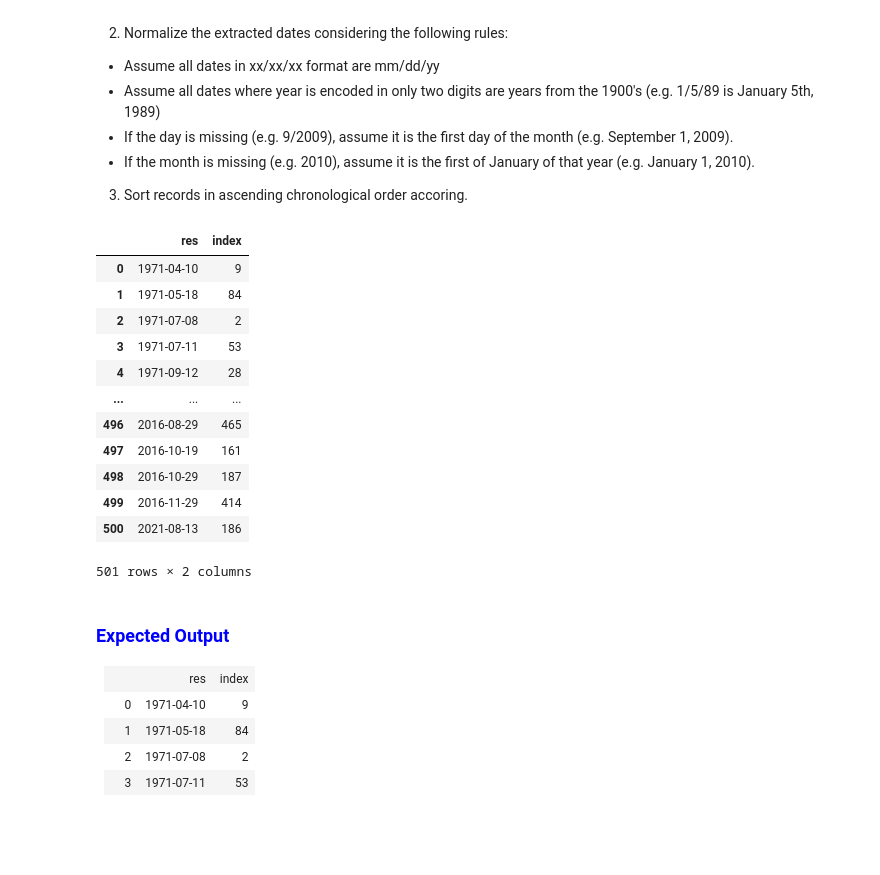
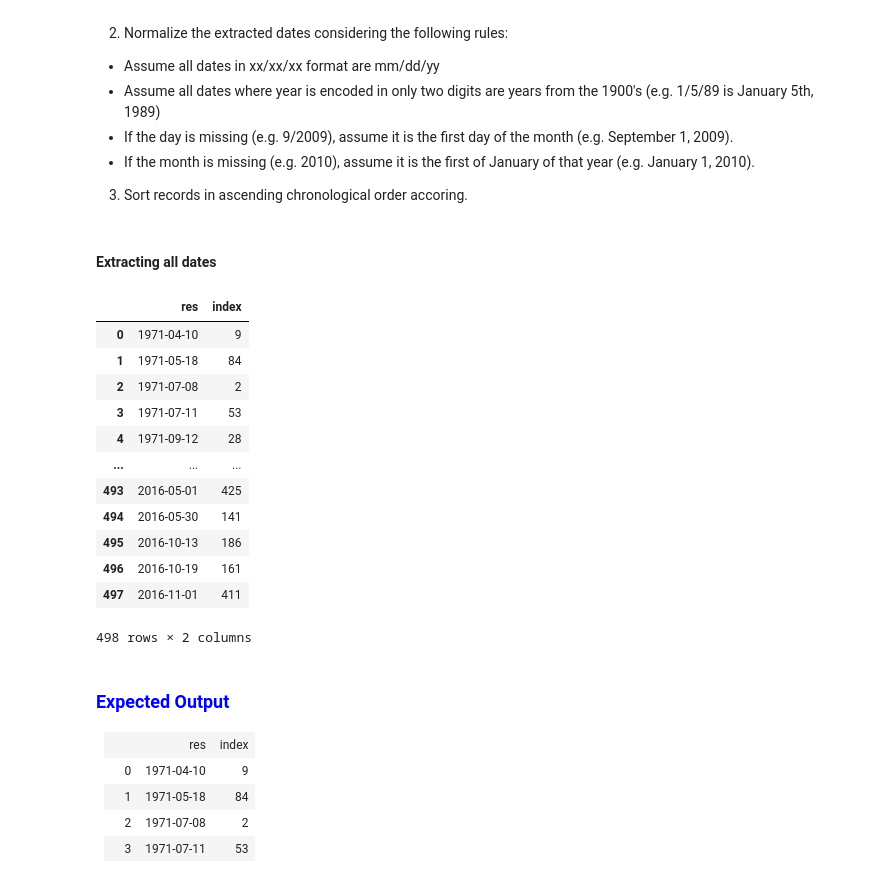
Before and after one commit to MykolaHavrylov/DS_kemp, a Jupyter notebook: lesson_13/lesson_13_text_mining.ipynb, the cells around one changed output. Drawn from its saved outputs; the diff is of its cells as text; code cells hidden in the pictures; blank space fills up the shorter version.

```diff
--- a/lesson_13/lesson_13_text_mining.ipynb
+++ b/lesson_13/lesson_13_text_mining.ipynb
@@ -1356,57 +980,50 @@ Here is a list of some of the variants you might encounter in this dataset:
+# %% [markdown]
+#### Extracting all dates
+# %%
+from dateutil.parser import parse
+from datetime import datetime, MINYEAR
+import pandas as pd
+
+DEFAULT_DATE = datetime(MINYEAR, 1, 1)
 # %%
-import os
-import re
-from dateutil.parser import parse
+def split_content(content):
+    return content.split("\n")
 
-cwd = os.getcwd()  # current working directory
-# path = os.path.join(cwd,'data')
-fn = os.path.join("dates.txt")
-
-with open(fn, "r") as f:
-    content = f.read()
-# print(content[:500])
-# Note: This snippet is extracted just for high level review. You may read the file with the help of pandas or whatever convenient tool
-
-# find all possible dates
-result = re.findall(r"(\d{1,2}[-\/.]\d{1,2}[-\/.]\d{2,4}|(?:\d{1,2} )?(?:Jan|Feb|Mar|Apr|May|Jun|Jul|Aug|Sep|Oct|Nov|Dec)[a-z\.\-,]*(?:\s*\d{1,2}(st|nd|th)?[ ,\-])?\s*\d{2,4}|(\d{1,2}\/)?[1-2]\d{3})", content)
-
-with open("text.txt", "w") as f:
-    for item in result:
-        f.write(f"{item[0]}\n")
-
-# parse dates
-dates = []
-for date in result:
+def find_date(string):
+    result = re.findall(r"(\d{1,2}[-\/]\d{1,2}[-\/](\d{4}|\d{2}(?![0-9]))|(?:\d{1,2} )?(?:Jan|Feb|Mar|Apr|May|Jun|Jul|Aug|Sep|Oct|Nov|Dec)[a-z\.\-,]*(?:\s*\d{1,2}(st|nd|th)?[ ,\-])?\s*\d{2,4}|(\d{1,2}\/)?[1-2]\d{3})", string)
     try:
-        parsed_date = parse(f"{date[0]}", fuzzy_with_tokens=True)
-        parsed_date = parsed_date[0].strftime("%Y-%m-%d")
-        dates.append(parsed_date)
+        parsed_date = parse(f"{result[0][0]}", default=DEFAULT_DATE)
+        str_date = parsed_date.strftime("%Y-%m-%d")
+        return str_date
     except Exception as e:
         pass
+
+
+splitted_content = split_content(content)
+dates = [find_date(sentence) for sentence in splitted_content if find_date(sentence) != None]
+
+
 
 # create df with parsed dates
 df = pd.DataFrame({'res': dates})
 df.sort_values(by=['res'], inplace=True)
-res = df['res'].values
-indexes = df.index.values
-indexes
 
-new_df = pd.DataFrame({'res': res, 'index': indexes})
+new_df = pd.DataFrame({'res': df['res'].values, 'index': df.index.values})
 new_df
 # %% [output]
 |  | res | index |
 | 0 | 1971-04-10 | 9 |
 | 1 | 1971-05-18 | 84 |
 | 2 | 1971-07-08 | 2 |
 | 3 | 1971-07-11 | 53 |
 | 4 | 1971-09-12 | 28 |
 | ... | ... | ... |
-| 496 | 2016-08-29 | 465 |
-| 497 | 2016-10-19 | 161 |
-| 498 | 2016-10-29 | 187 |
-| 499 | 2016-11-29 | 414 |
-| 500 | 2021-08-13 | 186 |
+| 493 | 2016-05-01 | 425 |
+| 494 | 2016-05-30 | 141 |
+| 495 | 2016-10-13 | 186 |
+| 496 | 2016-10-19 | 161 |
+| 497 | 2016-11-01 | 411 |
-501 rows × 2 columns
+498 rows × 2 columns
 # %% [markdown]
 <font color = blue >
 
```
Also changed, not shown: parts of 89 cells of this notebook.
